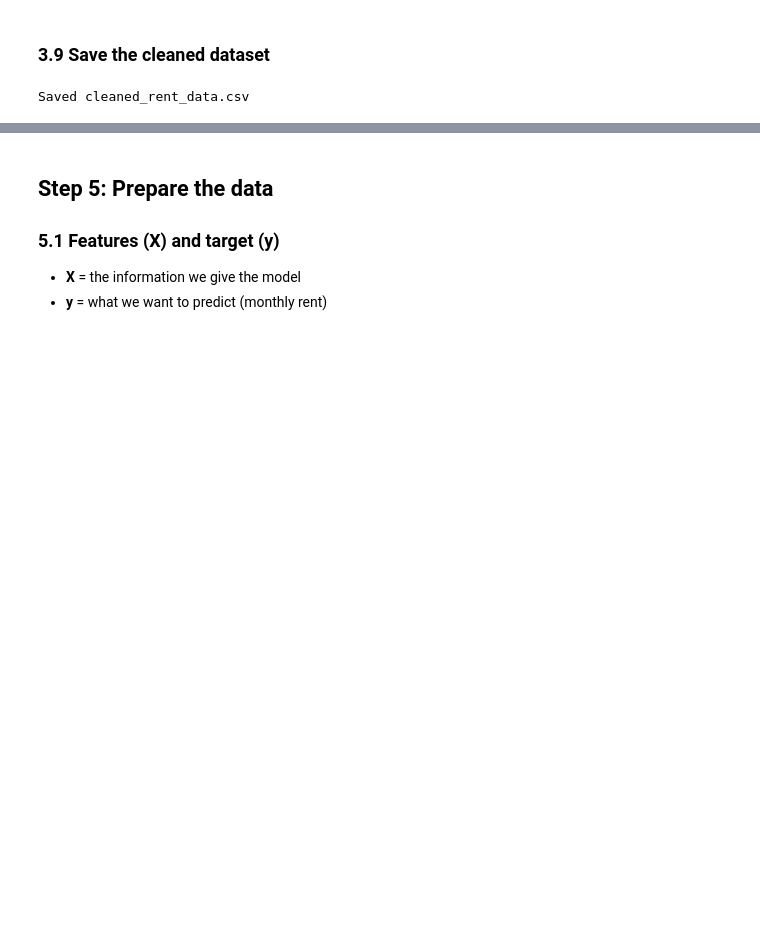
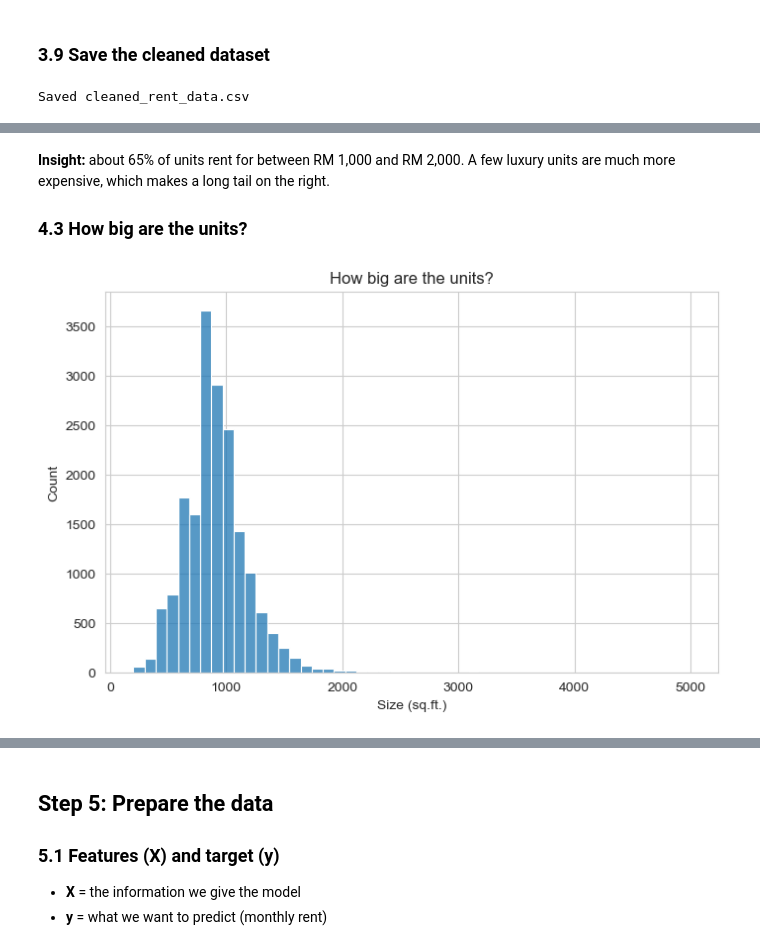
Before and after one commit to peterlinghuazhong/-CU05-Data-Science-Capstone-Project-, a Jupyter notebook: HousesRental.ipynb, the cells around one changed output, grey strips where cells are left out. Saved outputs shown, nothing was run; the diff lists cells and outputs as text; code cells hidden in the pictures; blank space fills up the shorter version.

```diff
--- a/HousesRental.ipynb
+++ b/HousesRental.ipynb
@@ -388,0 +304,11 @@ plt.show()
+# %% [markdown]
+**Insight:** about 65% of units rent for between RM 1,000 and RM 2,000. A few luxury units are much more expensive, which makes a long tail on the right.
+
+### 4.3 How big are the units?
+# %%
+sns.histplot(df["size"], bins=50)
+plt.title("How big are the units?")
+plt.xlabel("Size (sq.ft.)")
+plt.show()
+# %% [output]
+[figure, added]
```
Also changed, not shown: parts of 47 cells of this notebook.
